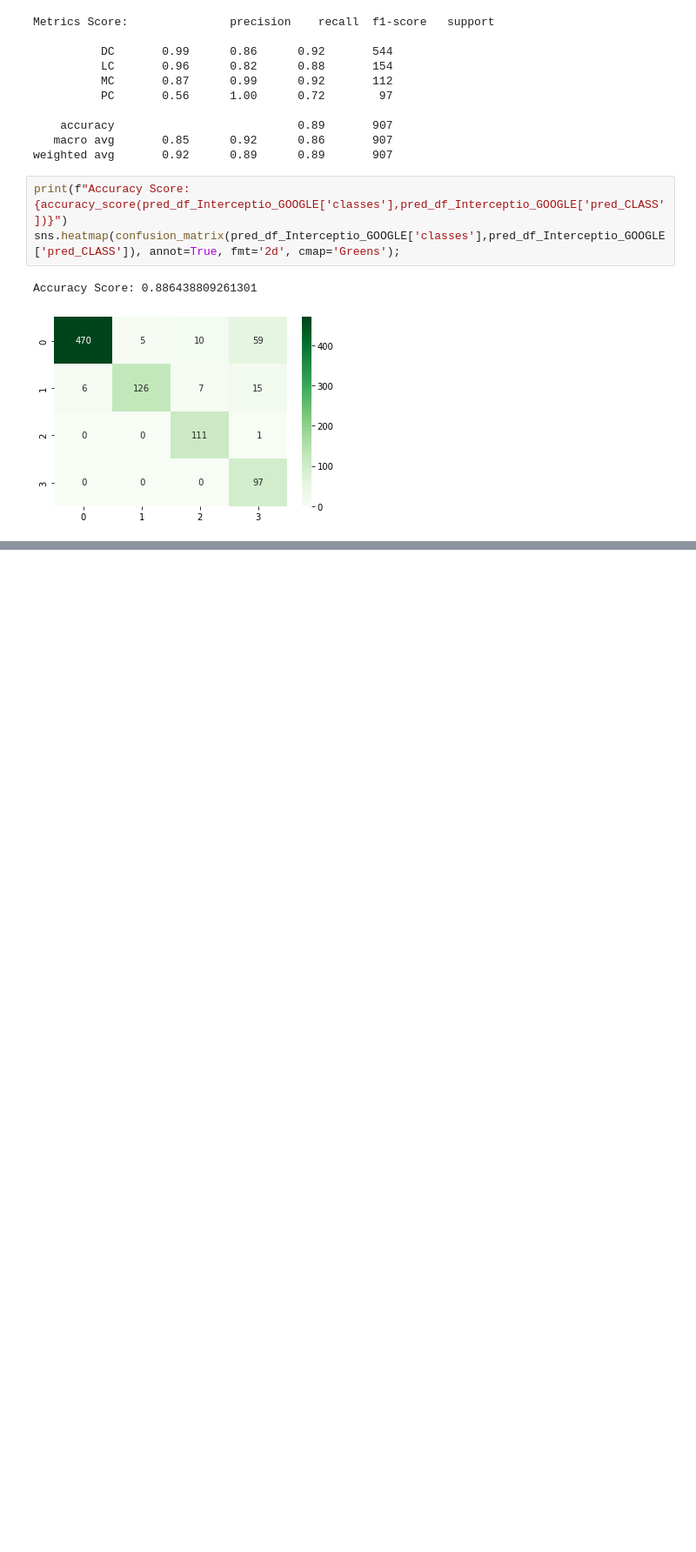
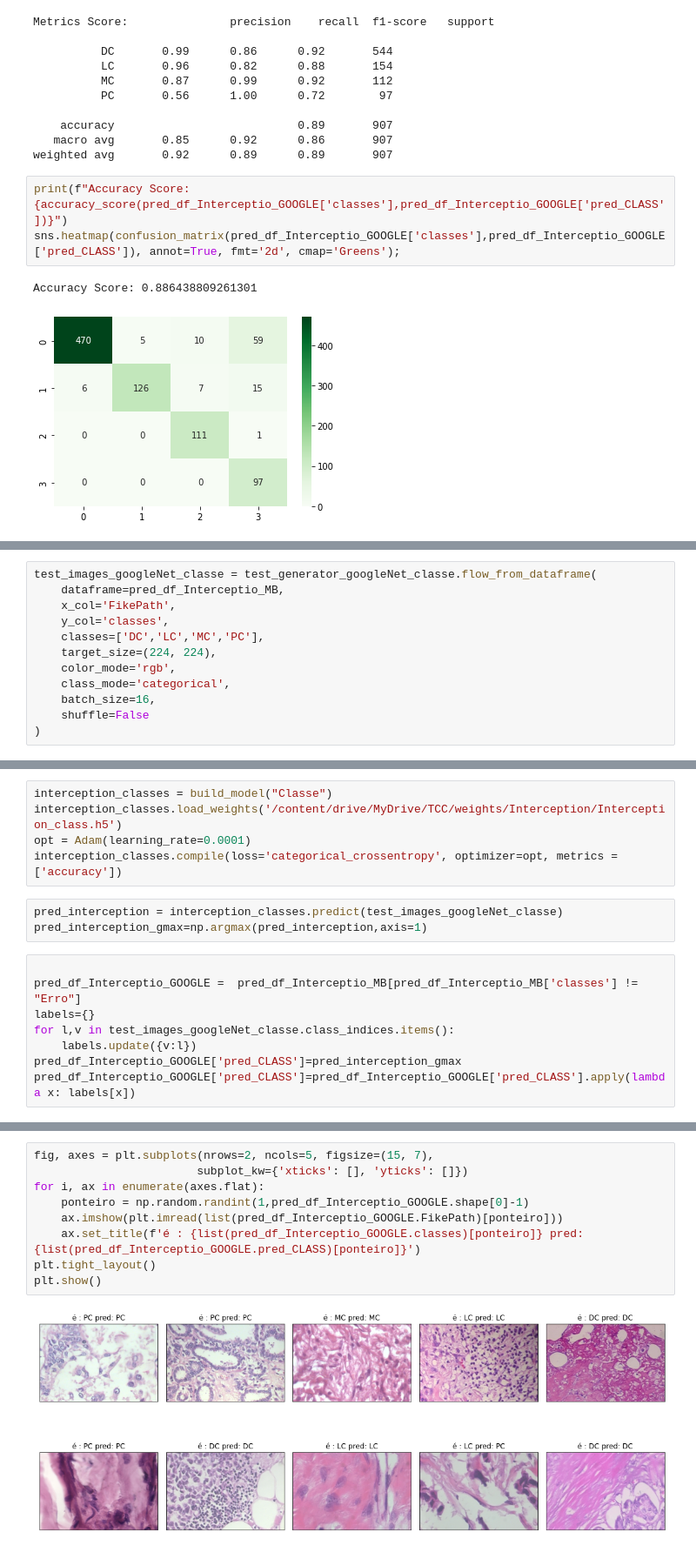
Before and after one commit to RodrigoOBC/TCC-CienciaDados, a Jupyter notebook: ModeloFinalEntrega.ipynb, the cells around one changed output, grey strips where cells are left out. Shown at 87% size. Drawn from its saved outputs; the diff is of its cells as text; blank space fills up the shorter version.

Commit message:
com modelo final

```diff
--- a/ModeloFinalEntrega.ipynb
+++ b/ModeloFinalEntrega.ipynb
@@ -1951,0 +2024,12 @@ Accuracy Score: 0.886438809261301
+# %%
+test_images_googleNet_classe = test_generator_googleNet_classe.flow_from_dataframe(
+    dataframe=pred_df_Interceptio_MB,
+    x_col='FikePath',
+    y_col='classes',
+    classes=['DC','LC','MC','PC'],
+    target_size=(224, 224),
+    color_mode='rgb',
+    class_mode='categorical',
+    batch_size=16,
+    shuffle=False
+)
@@ -1951,0 +2038,16 @@ Accuracy Score: 0.886438809261301
+# %%
+interception_classes = build_model("Classe")
+interception_classes.load_weights('/content/drive/MyDrive/TCC/weights/Interception/Interception_class.h5')
+opt = Adam(learning_rate=0.0001)
+interception_classes.compile(loss='categorical_crossentropy', optimizer=opt, metrics = ['accuracy'])
+# %%
+pred_interception = interception_classes.predict(test_images_googleNet_classe)
+pred_interception_gmax=np.argmax(pred_interception,axis=1)
+# %%
+
+pred_df_Interceptio_GOOGLE =  pred_df_Interceptio_MB[pred_df_Interceptio_MB['classes'] != "Erro"]
+labels={}
+for l,v in test_images_googleNet_classe.class_indices.items():
+    labels.update({v:l})
+pred_df_Interceptio_GOOGLE['pred_CLASS']=pred_interception_gmax
+pred_df_Interceptio_GOOGLE['pred_CLASS']=pred_df_Interceptio_GOOGLE['pred_CLASS'].apply(lambda x: labels[x])
@@ -1951,0 +2065,11 @@ Accuracy Score: 0.886438809261301
+# %%
+fig, axes = plt.subplots(nrows=2, ncols=5, figsize=(15, 7),
+                        subplot_kw={'xticks': [], 'yticks': []})
+for i, ax in enumerate(axes.flat):
+    ponteiro = np.random.randint(1,pred_df_Interceptio_GOOGLE.shape[0]-1)
+    ax.imshow(plt.imread(list(pred_df_Interceptio_GOOGLE.FikePath)[ponteiro]))
+    ax.set_title(f'é : {list(pred_df_Interceptio_GOOGLE.classes)[ponteiro]} pred: {list(pred_df_Interceptio_GOOGLE.pred_CLASS)[ponteiro]}')
+plt.tight_layout()
+plt.show()
+# %% [output]
+[figure, added]
```
Also changed, not shown: parts of 12 cells of this notebook.
